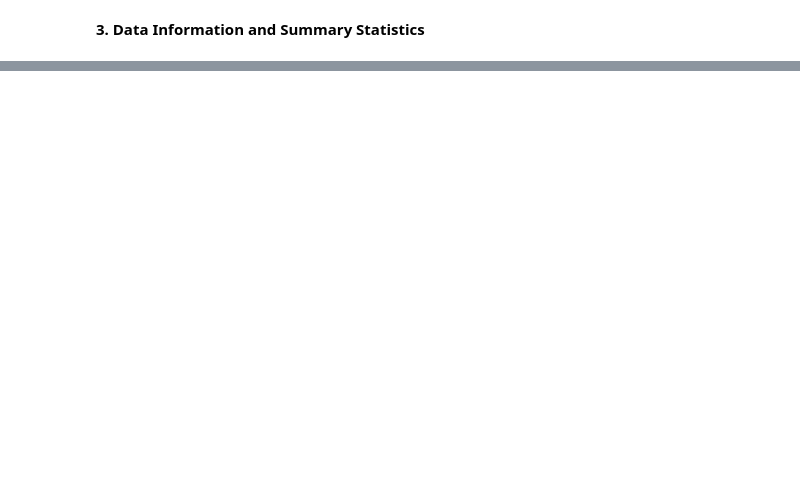
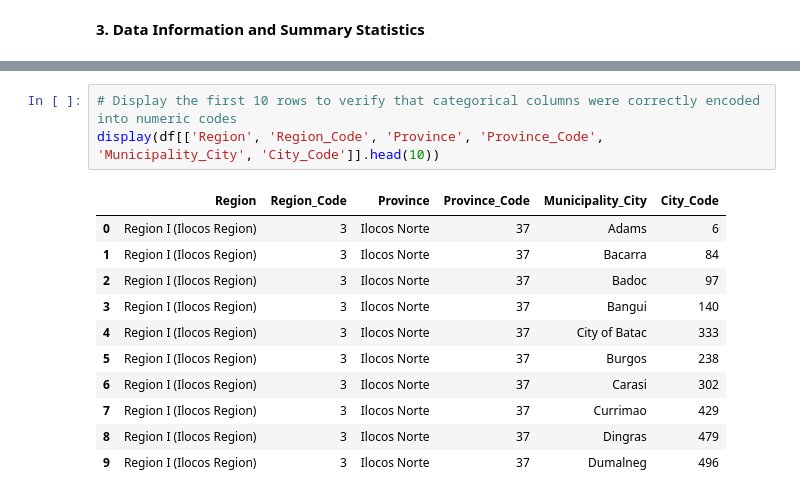
Before and after one commit to Mariopogi/Machine-Learning-Program-Exercises-Group-5-BSIT-2A, a Jupyter notebook: Regression.ipynb, the cells around one changed output, grey strips where cells are left out. Saved outputs shown, nothing was run; the diff lists cells and outputs as text; blank space fills up the shorter version.

```diff
--- a/Regression.ipynb
+++ b/Regression.ipynb
@@ -70,0 +287,15 @@ df.head(10)
+# %%
+# Display the first 10 rows to verify that categorical columns were correctly encoded into numeric codes
+display(df[['Region', 'Region_Code', 'Province', 'Province_Code', 'Municipality_City', 'City_Code']].head(10))
+# %% [output]
+|  | Region | Region_Code | Province | Province_Code | Municipality_City | City_Code |
+| 0 | Region I (Ilocos Region) | 3 | Ilocos Norte | 37 | Adams | 6 |
+| 1 | Region I (Ilocos Region) | 3 | Ilocos Norte | 37 | Bacarra | 84 |
+| 2 | Region I (Ilocos Region) | 3 | Ilocos Norte | 37 | Badoc | 97 |
+| 3 | Region I (Ilocos Region) | 3 | Ilocos Norte | 37 | Bangui | 140 |
+| 4 | Region I (Ilocos Region) | 3 | Ilocos Norte | 37 | City of Batac | 333 |
+| 5 | Region I (Ilocos Region) | 3 | Ilocos Norte | 37 | Burgos | 238 |
+| 6 | Region I (Ilocos Region) | 3 | Ilocos Norte | 37 | Carasi | 302 |
+| 7 | Region I (Ilocos Region) | 3 | Ilocos Norte | 37 | Currimao | 429 |
+| 8 | Region I (Ilocos Region) | 3 | Ilocos Norte | 37 | Dingras | 479 |
+| 9 | Region I (Ilocos Region) | 3 | Ilocos Norte | 37 | Dumalneg | 496 |
```
Also changed, not shown: parts of 17 cells of this notebook.
